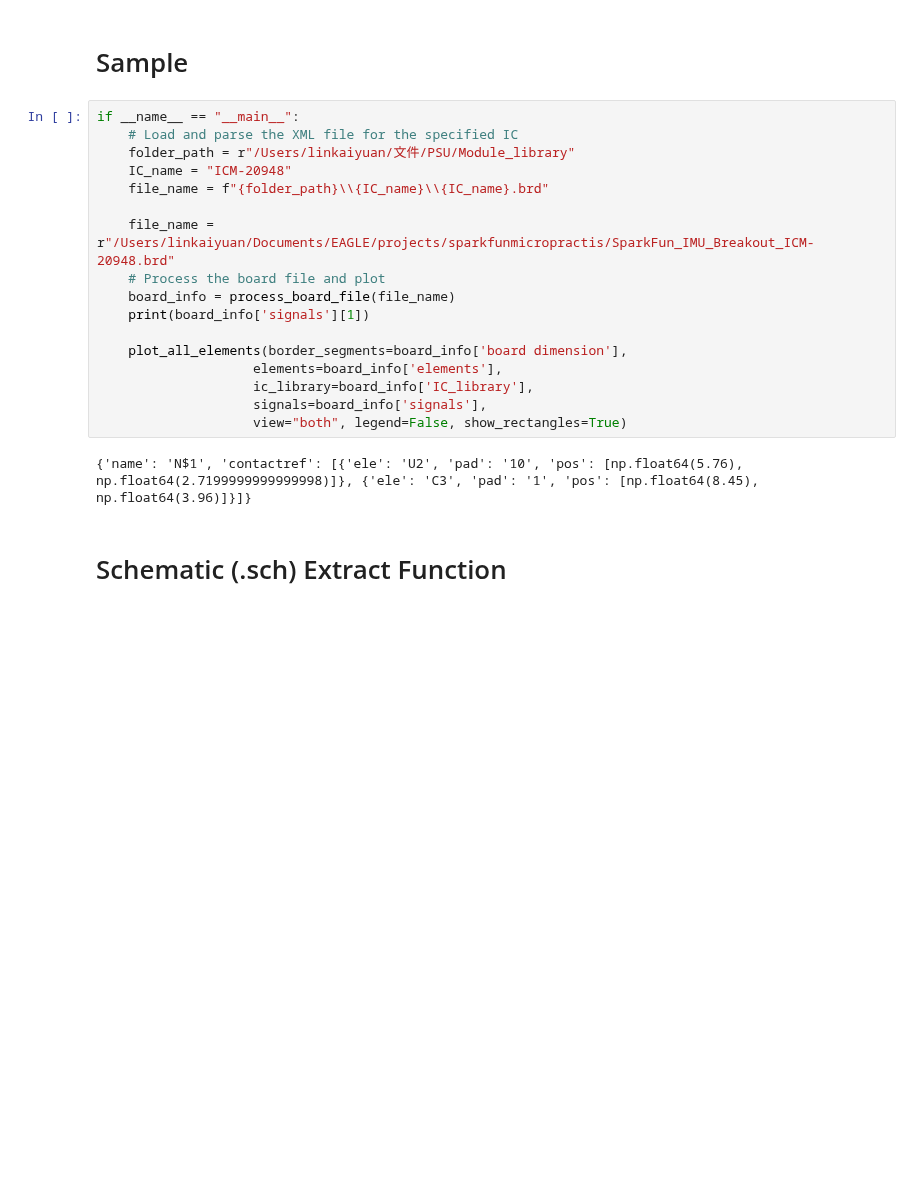
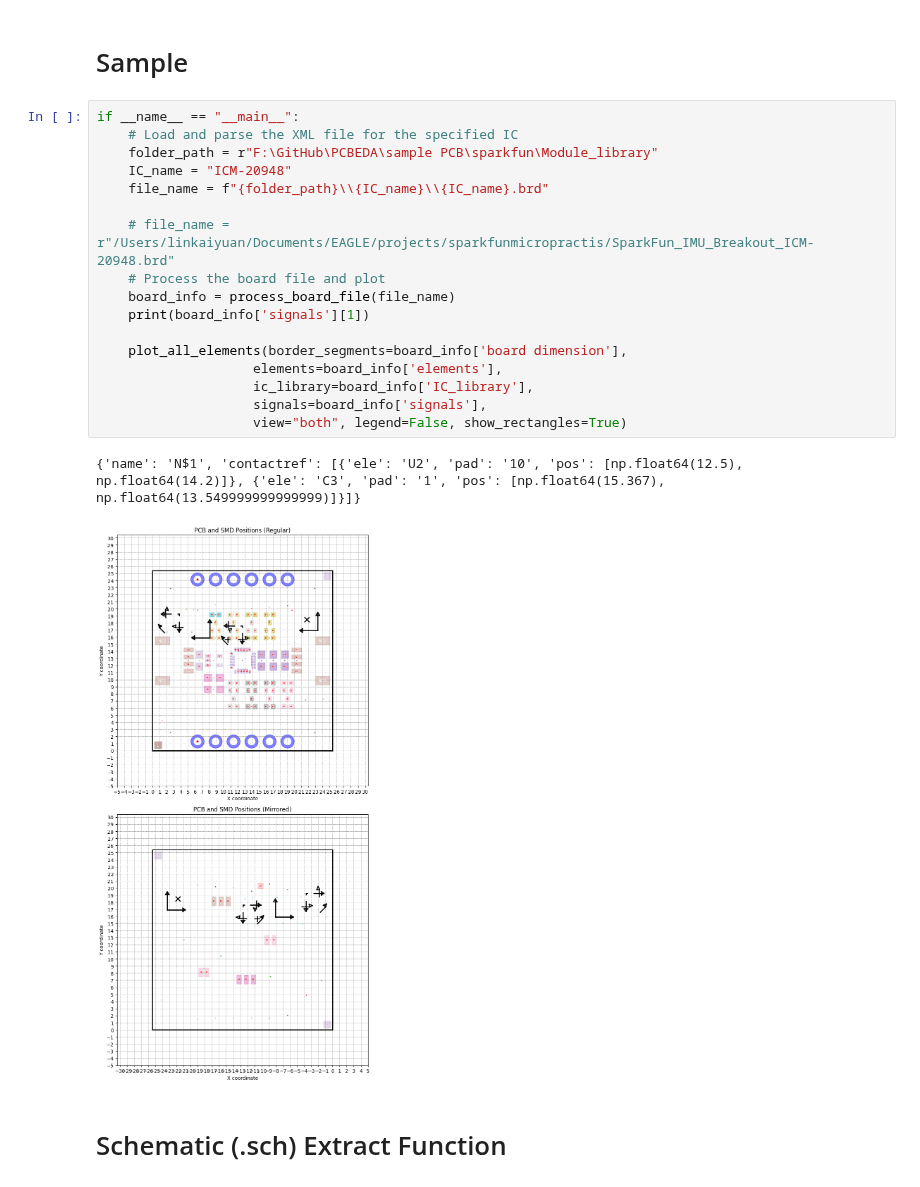
Before and after one commit to TaitingLu/IMG2SCH, a Jupyter notebook: img2sch/pcb_gen_8_3_taiting.ipynb, the cells around one changed output. Drawn from its saved outputs; the diff is of its cells as text; blank space fills up the shorter version.

```diff
--- a/img2sch/pcb_gen_8_3_taiting.ipynb
+++ b/img2sch/pcb_gen_8_3_taiting.ipynb
@@ -588,21 +539,22 @@ def process_board_file(file_path):
 # %%
 if __name__ == "__main__":
     # Load and parse the XML file for the specified IC
-    folder_path = r"/Users/linkaiyuan/文件/PSU/Module_library"
+    folder_path = r"F:\GitHub\PCBEDA\sample PCB\sparkfun\Module_library"
     IC_name = "ICM-20948"
     file_name = f"{folder_path}\\{IC_name}\\{IC_name}.brd"
 
-    file_name = r"/Users/linkaiyuan/Documents/EAGLE/projects/sparkfunmicropractis/SparkFun_IMU_Breakout_ICM-20948.brd"
+    # file_name = r"/Users/linkaiyuan/Documents/EAGLE/projects/sparkfunmicropractis/SparkFun_IMU_Breakout_ICM-20948.brd"
     # Process the board file and plot
     board_info = process_board_file(file_name)
     print(board_info['signals'][1])
 
     plot_all_elements(border_segments=board_info['board dimension'],
                     elements=board_info['elements'],
                     ic_library=board_info['IC_library'],
                     signals=board_info['signals'],
                     view="both", legend=False, show_rectangles=True)
 # %% [output]
-{'name': 'N$1', 'contactref': [{'ele': 'U2', 'pad': '10', 'pos': [np.float64(5.76), np.float64(2.7199999999999998)]}, {'ele': 'C3', 'pad': '1', 'pos': [np.float64(8.45), np.float64(3.96)]}]}
+{'name': 'N$1', 'contactref': [{'ele': 'U2', 'pad': '10', 'pos': [np.float64(12.5), np.float64(14.2)]}, {'ele': 'C3', 'pad': '1', 'pos': [np.float64(15.367), np.float64(13.549999999999999)]}]}
+[figure, added]
 # %% [markdown]
 # Schematic (.sch) Extract Function
```
Also changed, not shown: parts of 23 cells of this notebook, 8 other files.
